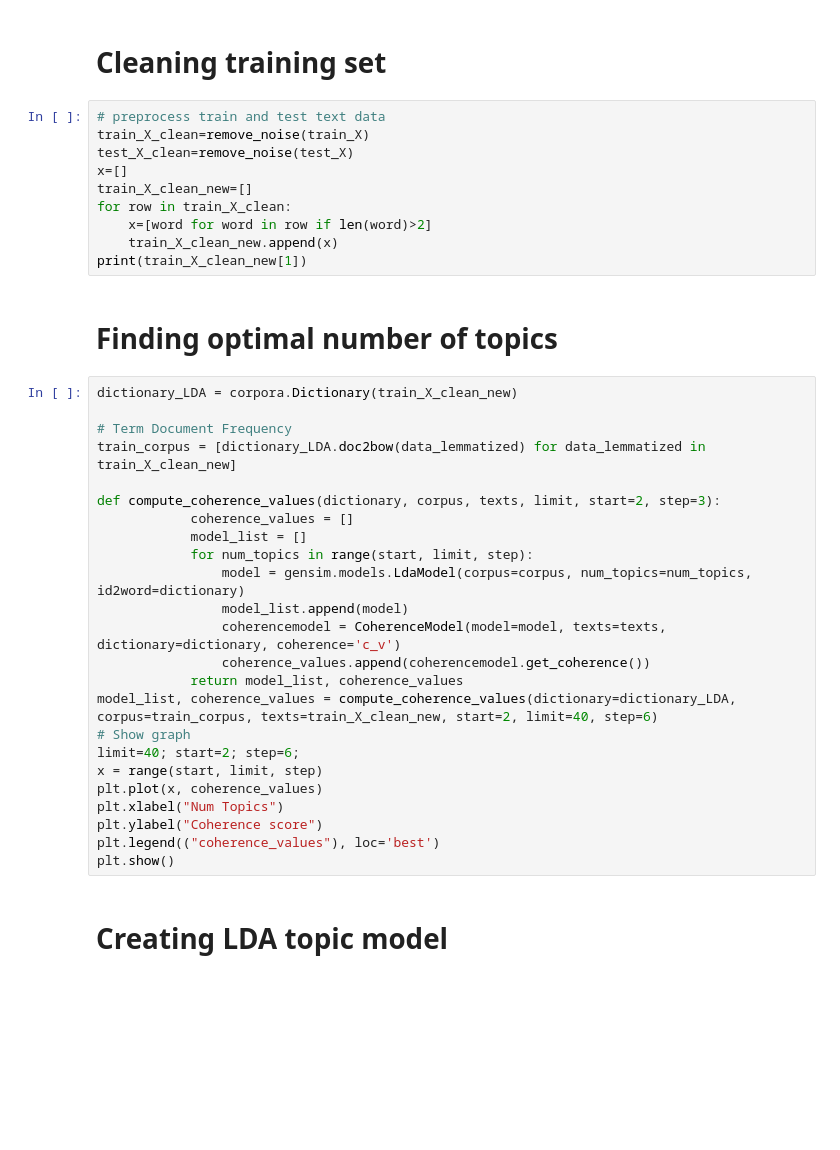
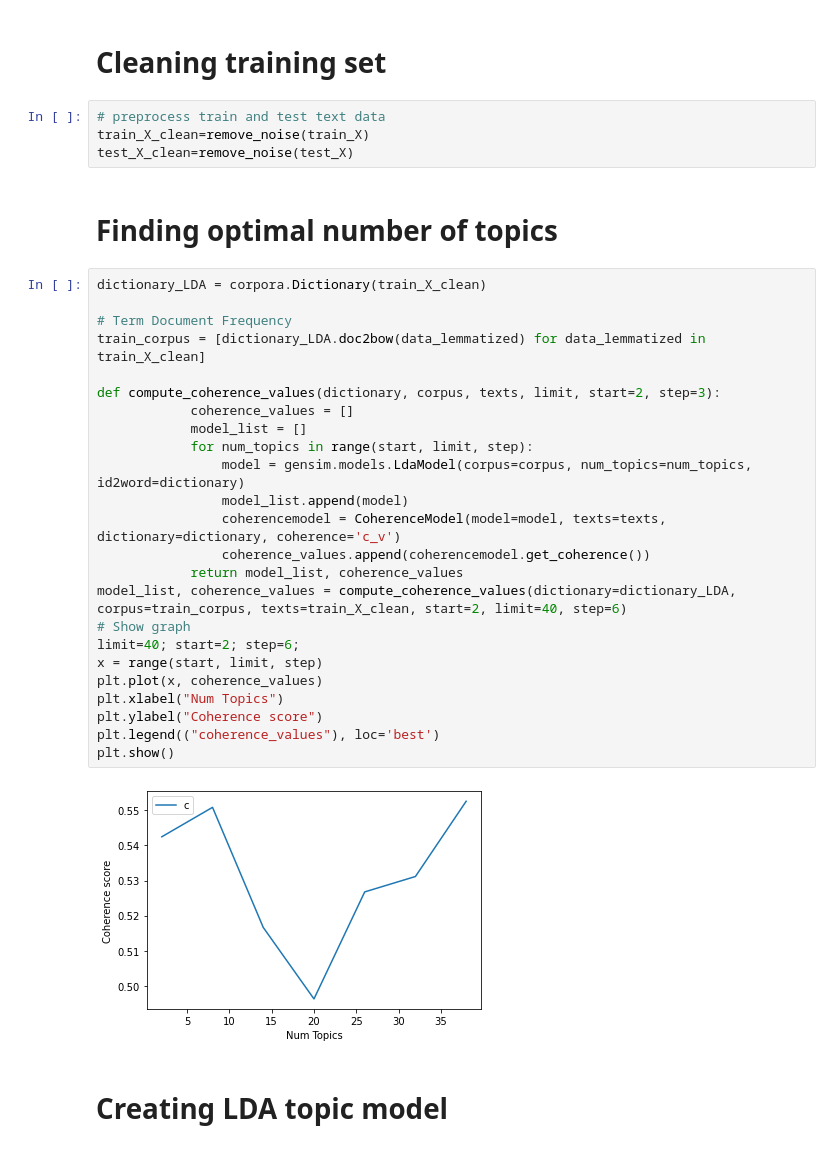
Before and after one commit to aniruddh-shukla/ATML-proj, a Jupyter notebook: LDANaiveBayesEM.ipynb, the cells around one changed output. Saved outputs shown, nothing was run; the diff lists cells and outputs as text; blank space fills up the shorter version.

```diff
--- a/LDANaiveBayesEM.ipynb
+++ b/LDANaiveBayesEM.ipynb
@@ -231,38 +233,34 @@ print("Training set size: %8d\tTest set size: %8d" % (len(train_X), len(test_X))
 # preprocess train and test text data
 train_X_clean=remove_noise(train_X)
 test_X_clean=remove_noise(test_X)
-x=[]
-train_X_clean_new=[]
-for row in train_X_clean:
-    x=[word for word in row if len(word)>2]
-    train_X_clean_new.append(x)
-print(train_X_clean_new[1])
 # %% [markdown]
 # Finding optimal number of topics
 # %%
-dictionary_LDA = corpora.Dictionary(train_X_clean_new)
+dictionary_LDA = corpora.Dictionary(train_X_clean)
 
 # Term Document Frequency
-train_corpus = [dictionary_LDA.doc2bow(data_lemmatized) for data_lemmatized in train_X_clean_new]
+train_corpus = [dictionary_LDA.doc2bow(data_lemmatized) for data_lemmatized in train_X_clean]
 
 def compute_coherence_values(dictionary, corpus, texts, limit, start=2, step=3):
             coherence_values = []
             model_list = []
             for num_topics in range(start, limit, step):
                 model = gensim.models.LdaModel(corpus=corpus, num_topics=num_topics, id2word=dictionary)
                 model_list.append(model)
                 coherencemodel = CoherenceModel(model=model, texts=texts, dictionary=dictionary, coherence='c_v')
                 coherence_values.append(coherencemodel.get_coherence())
             return model_list, coherence_values
-model_list, coherence_values = compute_coherence_values(dictionary=dictionary_LDA, corpus=train_corpus, texts=train_X_clean_new, start=2, limit=40, step=6)
+model_list, coherence_values = compute_coherence_values(dictionary=dictionary_LDA, corpus=train_corpus, texts=train_X_clean, start=2, limit=40, step=6)
 # Show graph
 limit=40; start=2; step=6;
 x = range(start, limit, step)
 plt.plot(x, coherence_values)
 plt.xlabel("Num Topics")
 plt.ylabel("Coherence score")
 plt.legend(("coherence_values"), loc='best')
 plt.show()
+# %% [output]
+[figure, added]
 # %% [markdown]
 # Creating LDA topic model
 # %%
```
Also changed, not shown: parts of 31 cells of this notebook.
